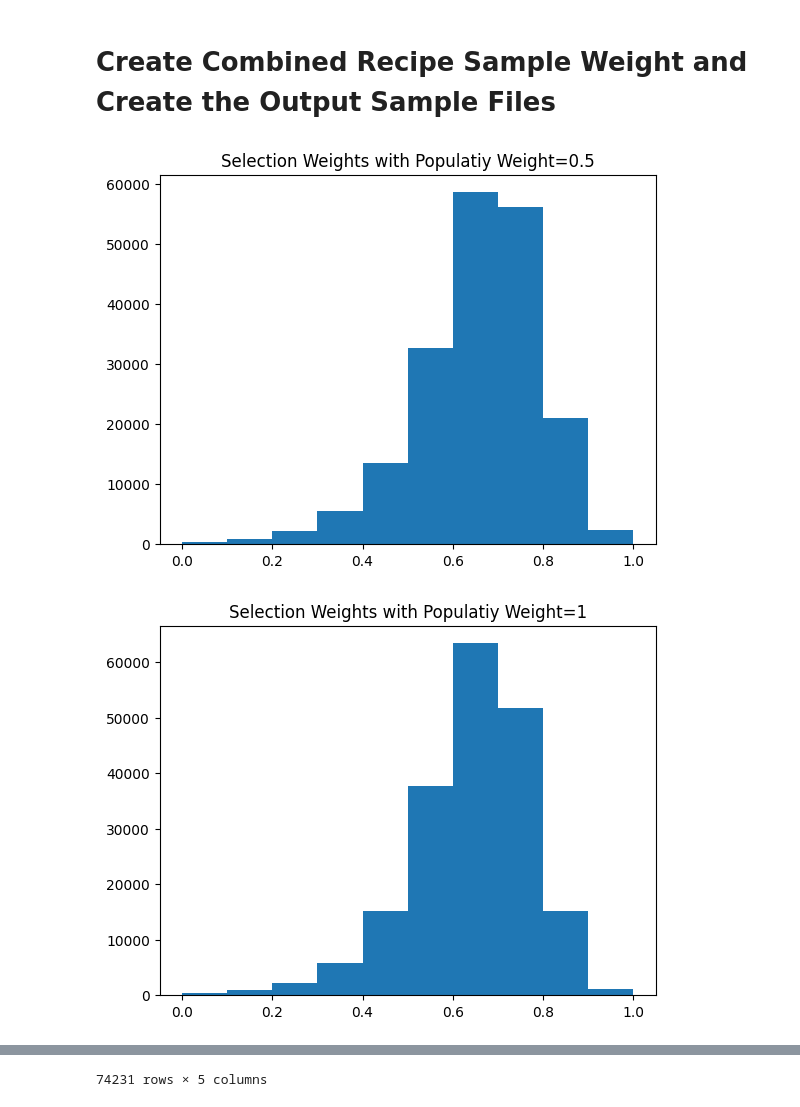
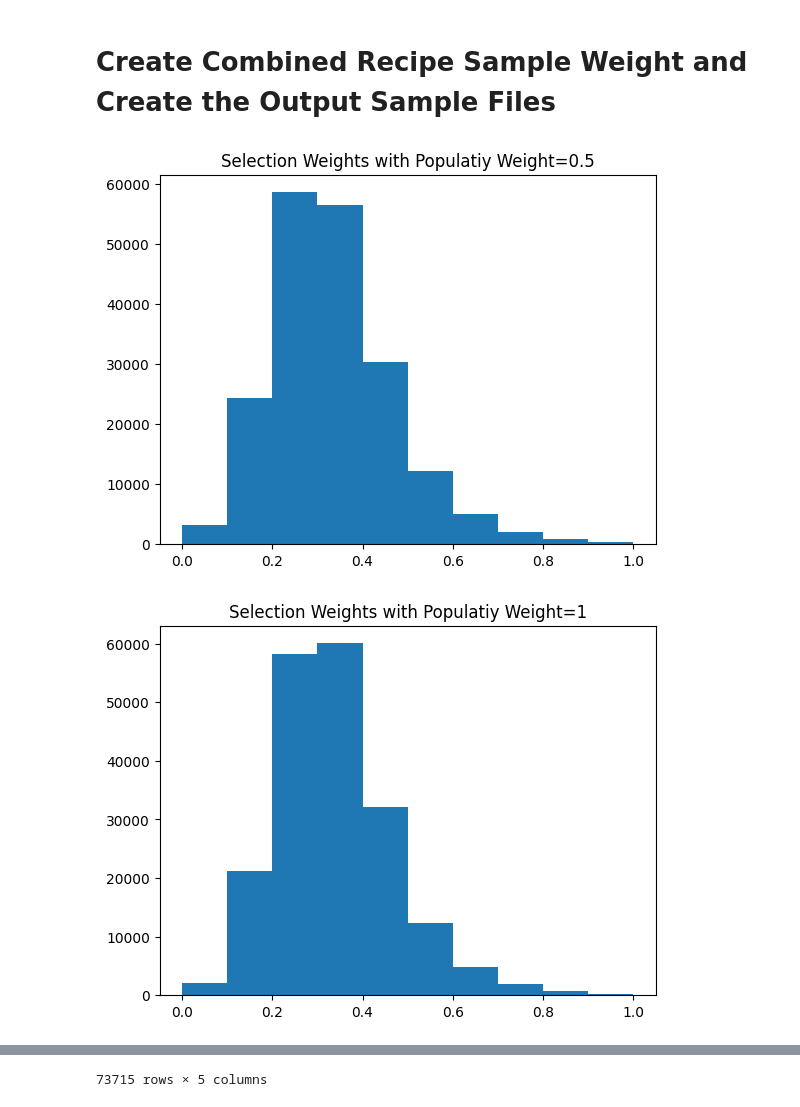
Before and after one commit to xfactotum/MSDS498_Proj, a Jupyter notebook: notebooks/Recipe Sample Selection.ipynb, the cells around one changed output, grey strips where cells are left out. Drawn from its saved outputs; the diff is of its cells as text; code cells hidden in the pictures.

Commit message:
Corrected selection weight calculation

```diff
--- a/notebooks/Recipe Sample Selection.ipynb
+++ b/notebooks/Recipe Sample Selection.ipynb
@@ -119,29 +119,29 @@ data[["id", 'density_score', 'quality_index']].to_parquet(f"/media/michael/Delta
 # %%
 np.random.seed(498)
 
 for popularity_weight in [0.5, 1, 2, 3, 4, 5, 10, 20, 50, 100]:
 
-    data['selection_weight'] = data['density_score'] + popularity_weight * data['quality_index']
+    data['selection_weight'] = popularity_weight * data['quality_index'] - data['density_score']
     data['selection_weight'] = (data['selection_weight'] - data['selection_weight'].min()) / (data['selection_weight'].max() -  data['selection_weight'].min())
     data['selection_probability'] = data['selection_weight'] / data['selection_weight'].sum()
     plt.hist(data['selection_weight'])
     plt.title(f"Selection Weights with Populatiy Weight={popularity_weight}")
     plt.show()
 
     for sample_size in [1000, 2000, 3000, 4000, 5_000, 10_000, 25_000, 50_000, 100_000]:
 
 
 
         random_sample_index = np.random.choice(
             data.index,
             sample_size,
             p=data["selection_probability"]
         )
 
         selected_data = data[data.index.isin(random_sample_index)][['id', 'density_score', 'quality_index', 'selection_weight', 'selection_probability']]
         selected_data.to_parquet(f"/media/michael/Delta/Data/Data_Science_Masters/MSDS_498/recipe_samples/recipes_sample_n={sample_size}_weight={popularity_weight}.parquet")
 
 selected_data
 # %% [output]
-[figure, old version]
+[figure, new version]
-[figure, old version]
+[figure, new version]
@@ -168 +168 @@ selected_data
-74231 rows × 5 columns
+73715 rows × 5 columns
```
Also changed, not shown: parts of 1 cell of this notebook.
